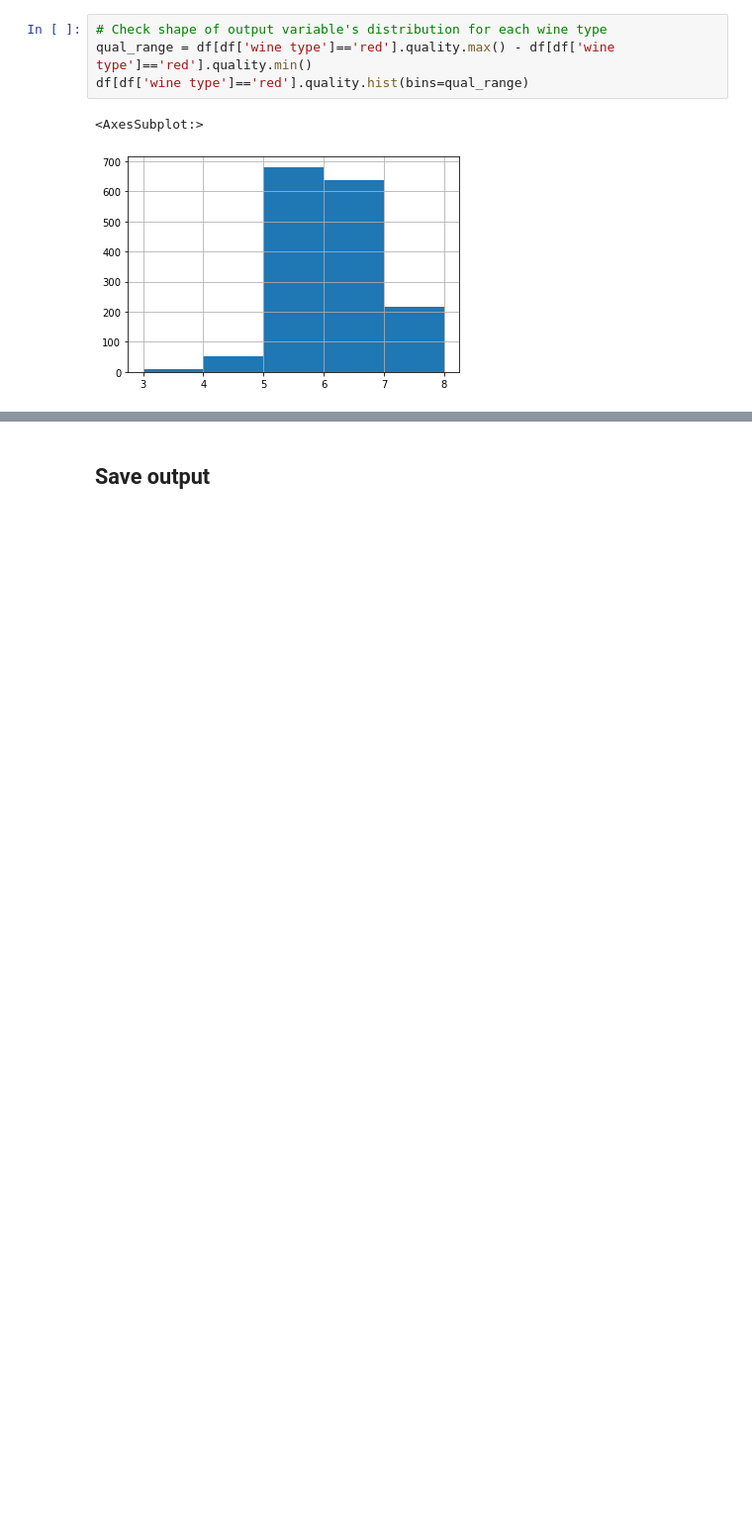
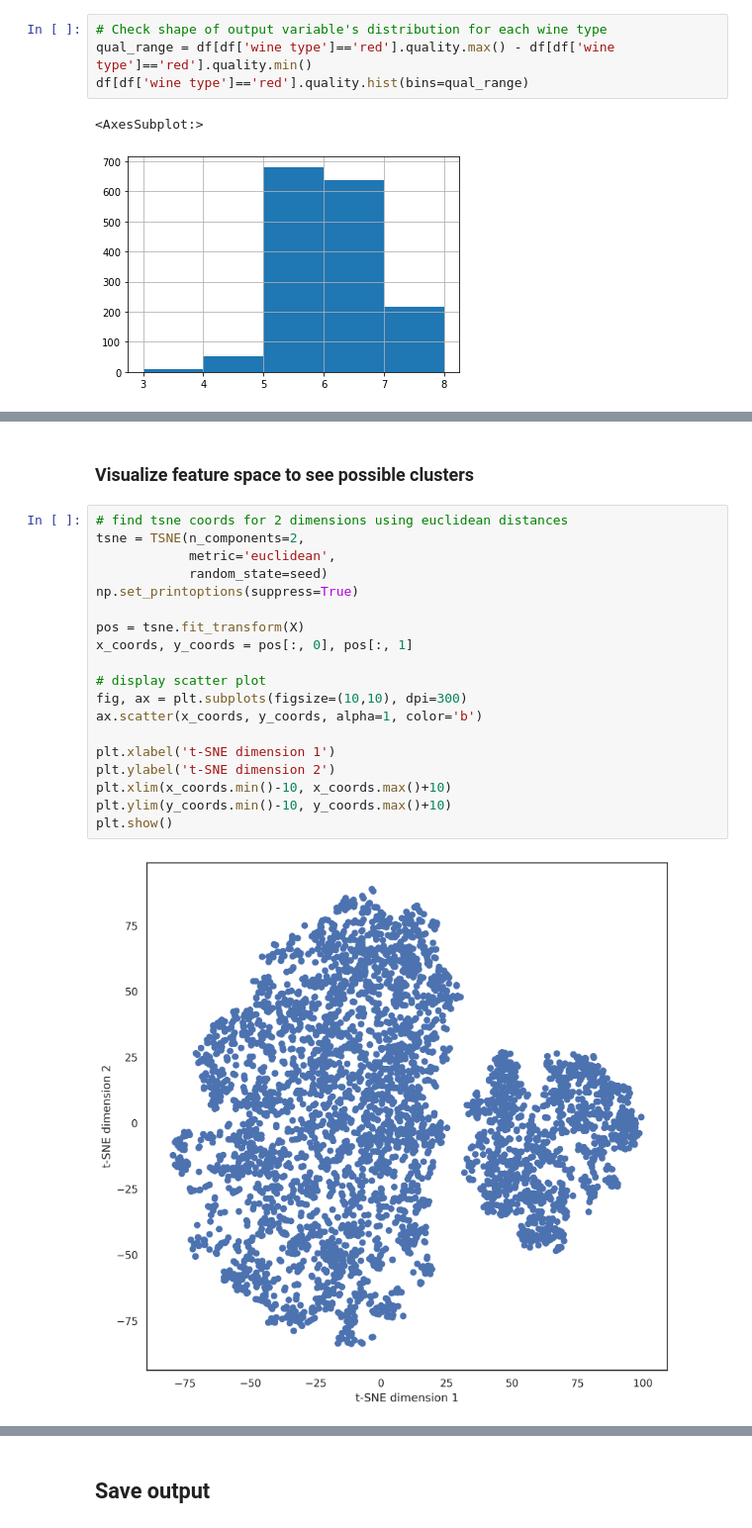
Before and after one commit to jhaber-zz/cluster-wine, a Jupyter notebook: code/clustering.ipynb, the cells around one changed output, grey strips where cells are left out. Shown at 99% size. Saved outputs shown, nothing was run; the diff lists cells and outputs as text; blank space fills up the shorter version.

Commit message:
adds tsne viz, improves dendrograms, v1 done

```diff
--- a/code/clustering.ipynb
+++ b/code/clustering.ipynb
@@ -282,0 +310,23 @@ Attributes of quality for each wine type:
+# %% [markdown]
+### Visualize feature space to see possible clusters
+# %%
+# find tsne coords for 2 dimensions using euclidean distances
+tsne = TSNE(n_components=2,
+            metric='euclidean',
+            random_state=seed)
+np.set_printoptions(suppress=True)
+
+pos = tsne.fit_transform(X)
+x_coords, y_coords = pos[:, 0], pos[:, 1]
+
+# display scatter plot
+fig, ax = plt.subplots(figsize=(10,10), dpi=300)
+ax.scatter(x_coords, y_coords, alpha=1, color='b')
+
+plt.xlabel('t-SNE dimension 1')
+plt.ylabel('t-SNE dimension 2')
+plt.xlim(x_coords.min()-10, x_coords.max()+10)
+plt.ylim(y_coords.min()-10, y_coords.max()+10)
+plt.show()
+# %% [output]
+[figure, added]
```
Also changed, not shown: parts of 42 cells of this notebook.
